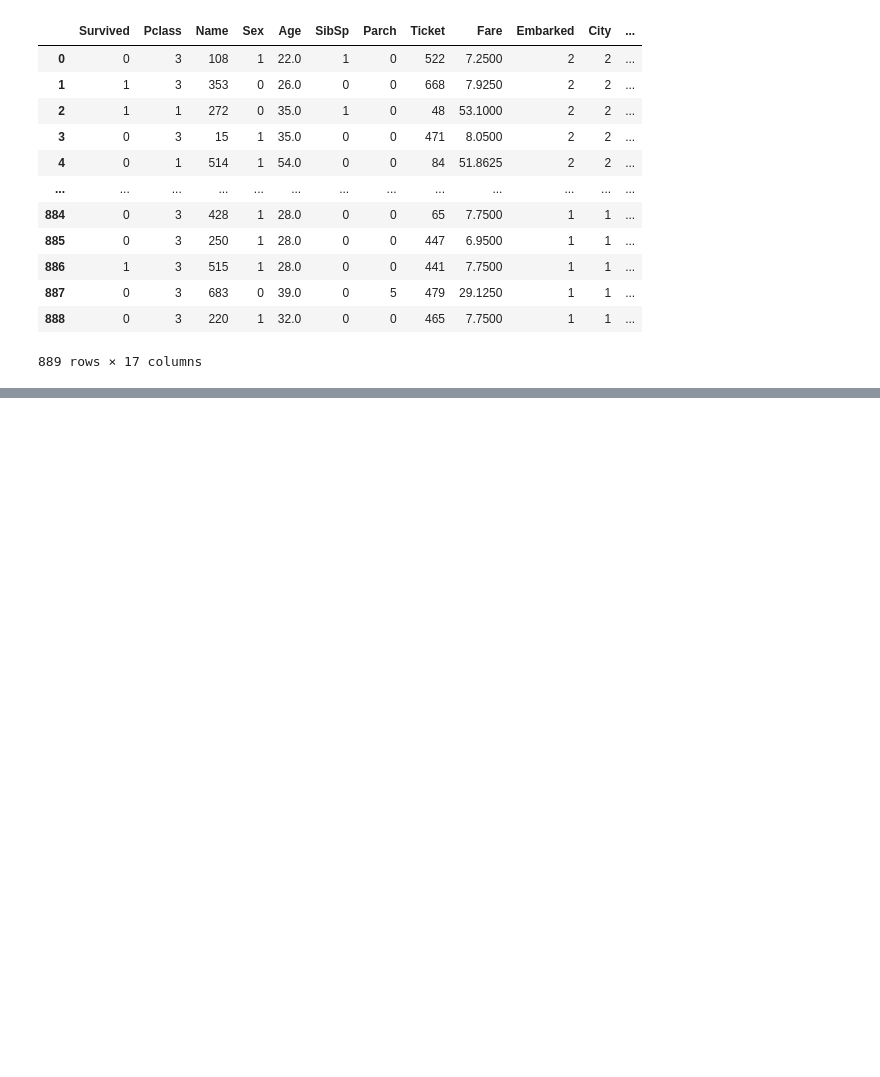
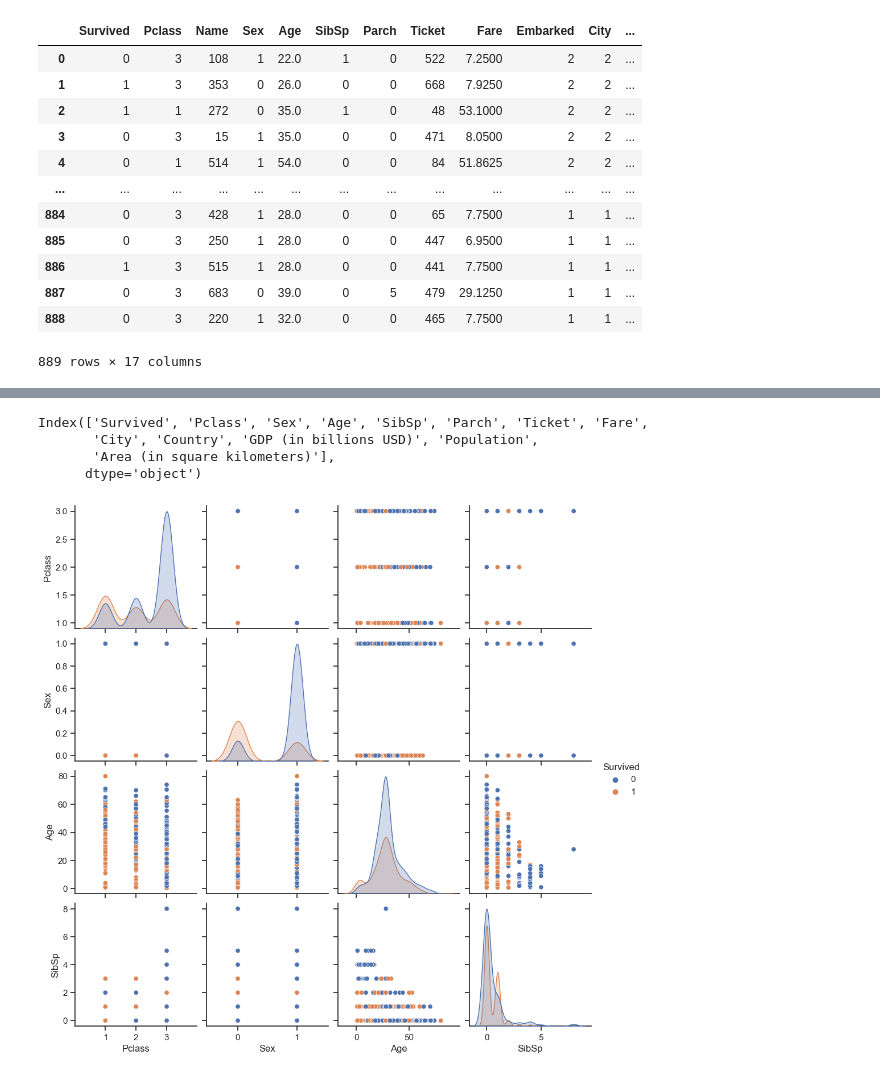
Before and after one commit to rcpsilva/Python_For_Data_Science, a Jupyter notebook: 2022-2/Python Notebooks/11_notebook_example_project.ipynb, the cells around one changed output, grey strips where cells are left out. Cells and saved outputs as stored; diff of their text form; code cells hidden in the pictures; blank space fills up the shorter version.

```diff
--- a/2022-2/Python Notebooks/11_notebook_example_project.ipynb
+++ b/2022-2/Python Notebooks/11_notebook_example_project.ipynb
@@ -118,0 +199,17 @@ merged_df
+# %%
+merged_df.col
+# %% [output]
+Index(['Survived', 'Pclass', 'Sex', 'Age', 'SibSp', 'Parch', 'Ticket', 'Fare',
+       'City', 'Country', 'GDP (in billions USD)', 'Population',
+       'Area (in square kilometers)'],
+      dtype='object')
+# %%
+# Select the columns for scatterplots
+columns_to_plot = ['Survived', 'Pclass', 'Sex', 'Age', 'SibSp']
+
+# Set the 'Survived' column as the hue to highlight the classes
+sns.set(style='ticks')
+sns.pairplot(merged_df[columns_to_plot], hue='Survived')
+plt.show()
+# %% [output]
+[figure, added]
```
Also changed, not shown: parts of 11 cells of this notebook.
